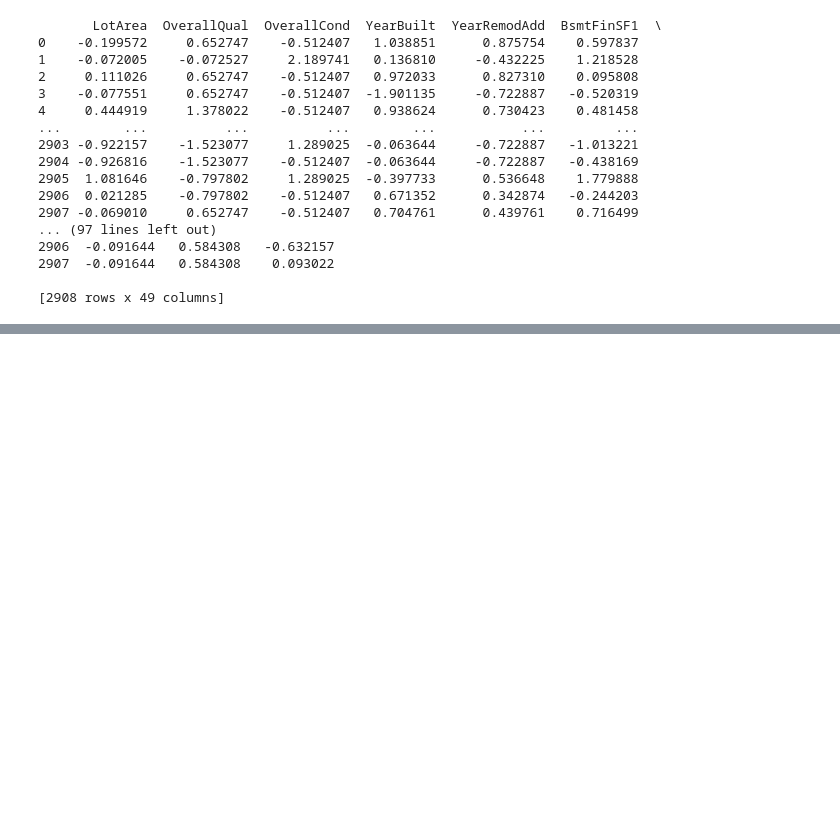
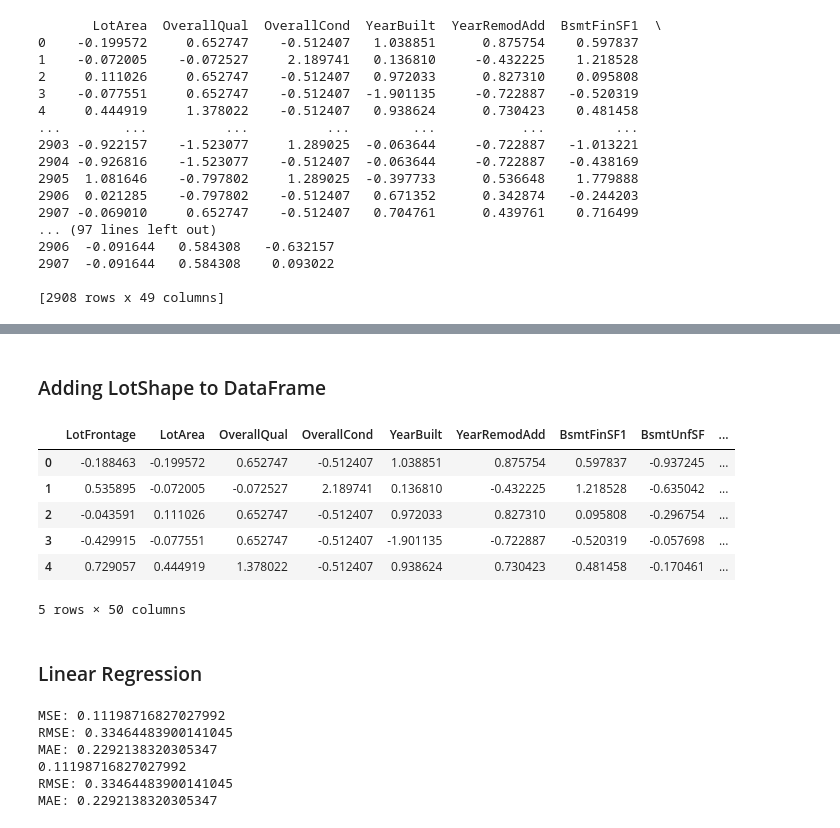
Before and after one commit to kanishsharma/rsm338, a Jupyter notebook: Project 1 - Iowa House Price/Iowa Housing Code.ipynb, the cells around one changed output, grey strips where cells are left out. Saved outputs shown, nothing was run; the diff lists cells and outputs as text; code cells hidden in the pictures; blank space fills up the shorter version.

```diff
--- a/Project 1 - Iowa House Price/Iowa Housing Code.ipynb
+++ b/Project 1 - Iowa House Price/Iowa Housing Code.ipynb
@@ -294,0 +361,15 @@ print(data_a)
+# %%
+lot_shapes = []
+for row in original_data['LotShape']:
+    if row == 'Reg':
+        lot_shapes.append(0)
+    elif row == 'IR1':
+        lot_shapes.append(1)
+    elif row == 'IR2':
+        lot_shapes.append(2)
+    else:
+        lot_shapes.append(3)
+
+Lot_Shape = pd.DataFrame(lot_shapes, columns=['LotShape'])
+
+print(Lot_Shape)
@@ -294,0 +393,4 @@ print(data_a)
+# %%
+LotShape_standardized = Lot_Shape
+LotShape_standardized = (LotShape_standardized - LotShape_standardized.mean())
+LotShape_standardized.head(5)
@@ -294,0 +404,15 @@ print(data_a)
+# %% [markdown]
+### Adding LotShape to DataFrame
+# %%
+data_b = pd.concat([data_a, LotShape_standardized], axis=1)
+data_b.head()
+# %% [output]
+|  | LotFrontage | LotArea | OverallQual | OverallCond | YearBuilt | YearRemodAdd | BsmtFinSF1 | BsmtUnfSF | ... |
+| 0 | -0.188463 | -0.199572 | 0.652747 | -0.512407 | 1.038851 | 0.875754 | 0.597837 | -0.937245 | ... |
+| 1 | 0.535895 | -0.072005 | -0.072527 | 2.189741 | 0.136810 | -0.432225 | 1.218528 | -0.635042 | ... |
+| 2 | -0.043591 | 0.111026 | 0.652747 | -0.512407 | 0.972033 | 0.827310 | 0.095808 | -0.296754 | ... |
+| 3 | -0.429915 | -0.077551 | 0.652747 | -0.512407 | -1.901135 | -0.722887 | -0.520319 | -0.057698 | ... |
+| 4 | 0.729057 | 0.444919 | 1.378022 | -0.512407 | 0.938624 | 0.730423 | 0.481458 | -0.170461 | ... |
+5 rows × 50 columns
+# %% [markdown]
+### Linear Regression
@@ -294,0 +427,23 @@ print(data_a)
+# %%
+from sklearn.linear_model import LinearRegression
+from sklearn.metrics import mean_absolute_error
+
+linear_reg = LinearRegression()
+linear_reg.fit(X_train, Y_train)
+prediction = linear_reg.predict(X_train)
+mse = mean_squared_error(Y_train, prediction)
+print("MSE: "+ str(mse))
+print("RMSE: " + str(np.sqrt(mse)))
+print("MAE: " + str(mean_absolute_error(Y_train, prediction)))
+prediction1 = linear_reg.predict(X_val)
+mse1 = mean_squared_error(Y_train, prediction)
+print(mse1)
+print("RMSE: " + str(np.sqrt(mse1)))
+print("MAE: " + str(mean_absolute_error(Y_train, prediction)))
+# %% [output]
+MSE: 0.11198716827027992
+RMSE: 0.33464483900141045
+MAE: 0.2292138320305347
+0.11198716827027992
+RMSE: 0.33464483900141045
+MAE: 0.2292138320305347
```
Also changed, not shown: parts of 16 cells of this notebook.
